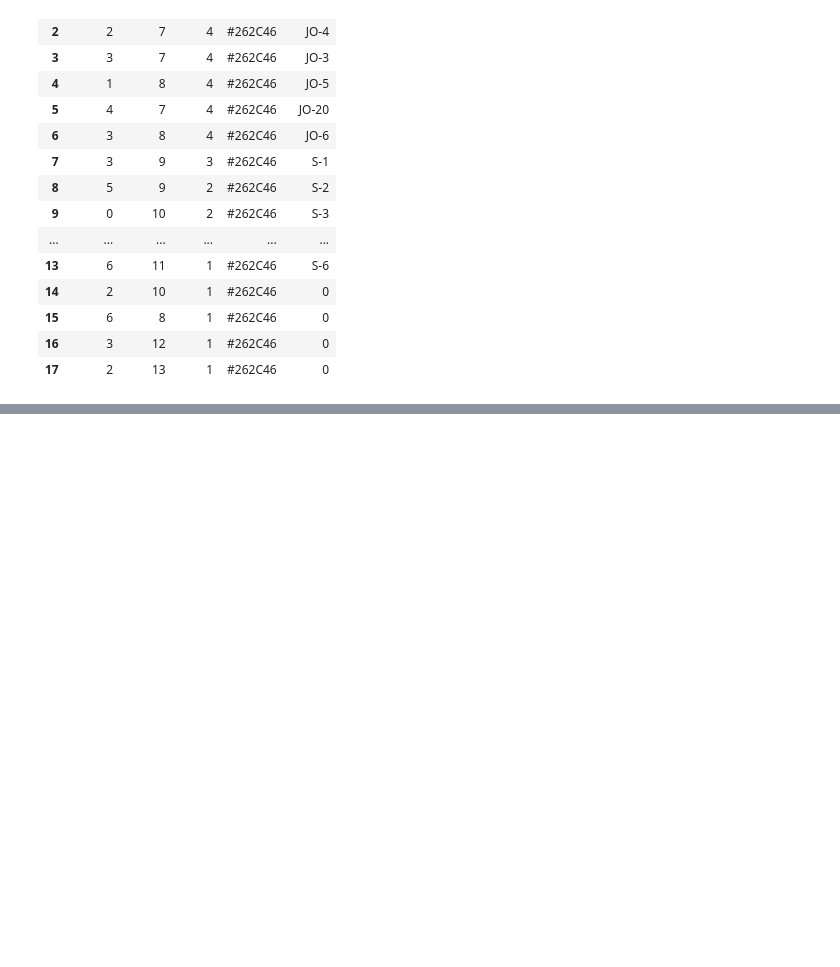
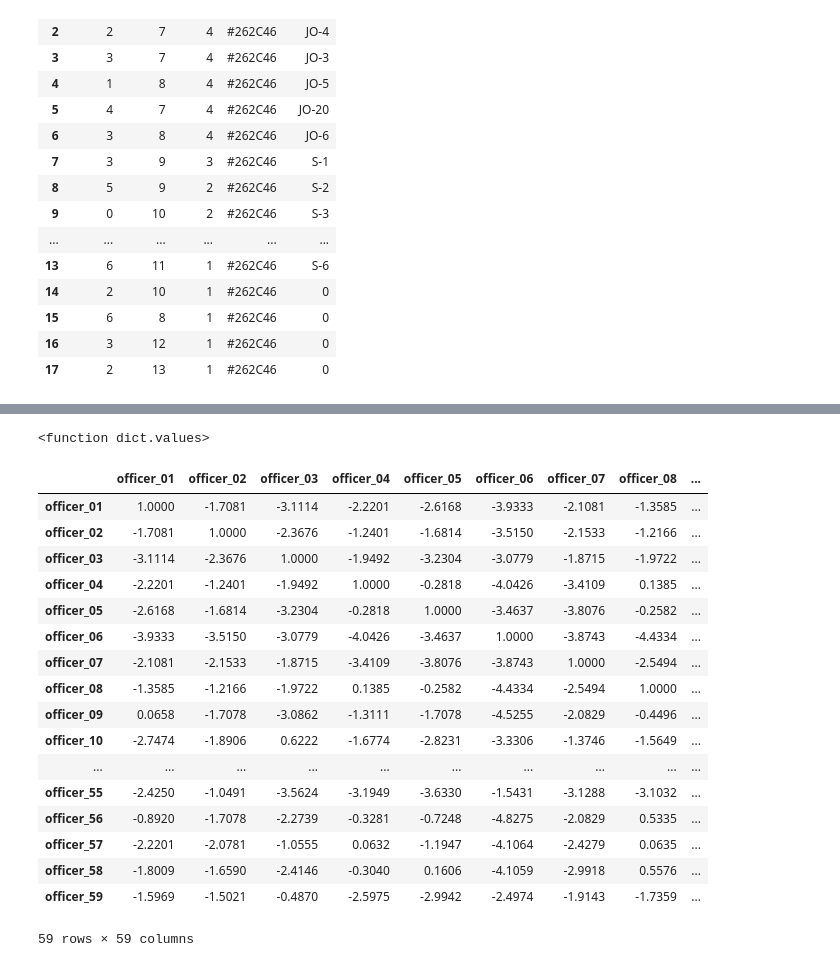
Before and after one commit to ieshaw/Dynamic_Manning, a Jupyter notebook: Code/Metrics_and_Match_Template.ipynb, the cells around one changed output, grey strips where cells are left out. Saved outputs shown, nothing was run; the diff lists cells and outputs as text; code cells hidden in the pictures; blank space fills up the shorter version.

```diff
--- a/Code/Metrics_and_Match_Template.ipynb
+++ b/Code/Metrics_and_Match_Template.ipynb
@@ -255,0 +588,25 @@ py.iplot(fig, filename='pandas-bar-chart-layout')
+# %%
+list(O_comp.values)
+# %% [output]
+<function dict.values>
+# %%
+sim_s_df
+# %% [output]
+|  | officer_01 | officer_02 | officer_03 | officer_04 | officer_05 | officer_06 | officer_07 | officer_08 | ... |
+| officer_01 | 1.0000 | -1.7081 | -3.1114 | -2.2201 | -2.6168 | -3.9333 | -2.1081 | -1.3585 | ... |
+| officer_02 | -1.7081 | 1.0000 | -2.3676 | -1.2401 | -1.6814 | -3.5150 | -2.1533 | -1.2166 | ... |
+| officer_03 | -3.1114 | -2.3676 | 1.0000 | -1.9492 | -3.2304 | -3.0779 | -1.8715 | -1.9722 | ... |
+| officer_04 | -2.2201 | -1.2401 | -1.9492 | 1.0000 | -0.2818 | -4.0426 | -3.4109 | 0.1385 | ... |
+| officer_05 | -2.6168 | -1.6814 | -3.2304 | -0.2818 | 1.0000 | -3.4637 | -3.8076 | -0.2582 | ... |
+| officer_06 | -3.9333 | -3.5150 | -3.0779 | -4.0426 | -3.4637 | 1.0000 | -3.8743 | -4.4334 | ... |
+| officer_07 | -2.1081 | -2.1533 | -1.8715 | -3.4109 | -3.8076 | -3.8743 | 1.0000 | -2.5494 | ... |
+| officer_08 | -1.3585 | -1.2166 | -1.9722 | 0.1385 | -0.2582 | -4.4334 | -2.5494 | 1.0000 | ... |
+| officer_09 | 0.0658 | -1.7078 | -3.0862 | -1.3111 | -1.7078 | -4.5255 | -2.0829 | -0.4496 | ... |
+| officer_10 | -2.7474 | -1.8906 | 0.6222 | -1.6774 | -2.8231 | -3.3306 | -1.3746 | -1.5649 | ... |
+| ... | ... | ... | ... | ... | ... | ... | ... | ... | ... |
+| officer_55 | -2.4250 | -1.0491 | -3.5624 | -3.1949 | -3.6330 | -1.5431 | -3.1288 | -3.1032 | ... |
+| officer_56 | -0.8920 | -1.7078 | -2.2739 | -0.3281 | -0.7248 | -4.8275 | -2.0829 | 0.5335 | ... |
+| officer_57 | -2.2201 | -2.0781 | -1.0555 | 0.0632 | -1.1947 | -4.1064 | -2.4279 | 0.0635 | ... |
+| officer_58 | -1.8009 | -1.6590 | -2.4146 | -0.3040 | 0.1606 | -4.1059 | -2.9918 | 0.5576 | ... |
+| officer_59 | -1.5969 | -1.5021 | -0.4870 | -2.5975 | -2.9942 | -2.4974 | -1.9143 | -1.7359 | ... |
+59 rows × 59 columns
```
Also changed, not shown: parts of 25 cells of this notebook, 1 other file.
